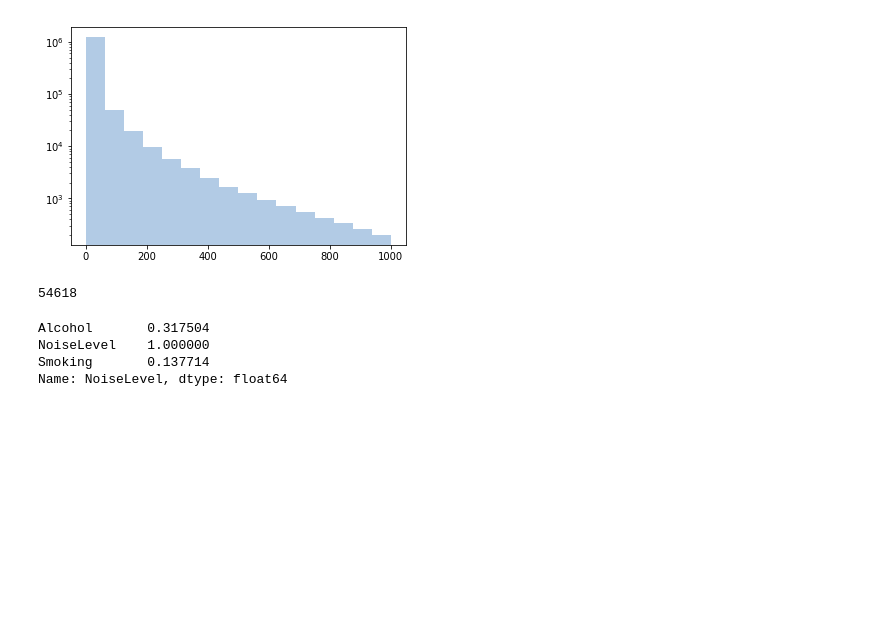
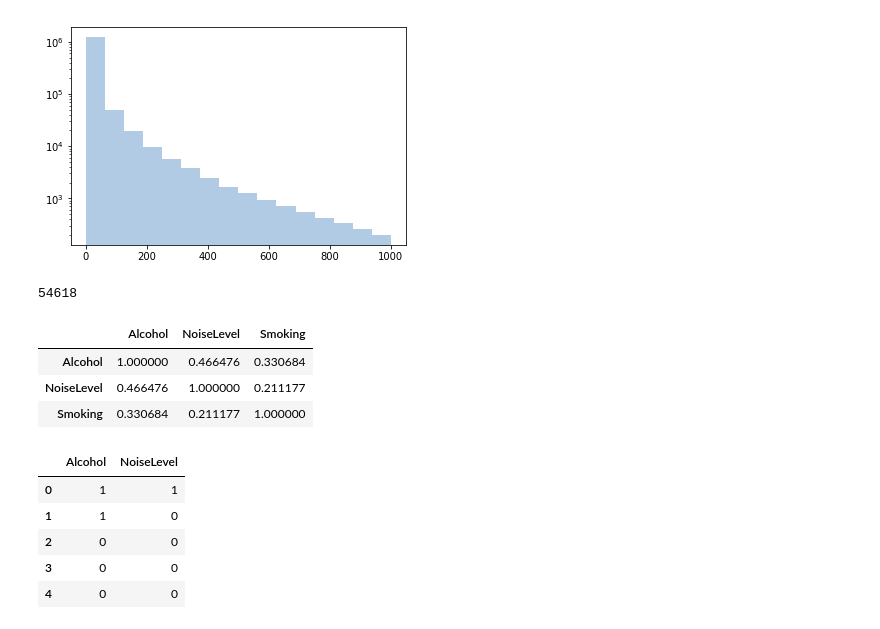
Before and after one commit to CharuMehndiratta/CSE-544-Project, a Jupyter notebook: Initial_Analysis.ipynb, the cells around one changed output. Cells and saved outputs as stored; diff of their text form; code cells hidden in the pictures; blank space fills up the shorter version.

```diff
--- a/Initial_Analysis.ipynb
+++ b/Initial_Analysis.ipynb
@@ -29,0 +84,11 @@ print(len(review_count))
+# %%
+food_places = []
+print(len(restaurants))
+
+for b in business:
+    attr = b['categories']
+    if [i for i in attr if i in filter_cat]:
+        food_places.append(b)
+
+
+print(len(food_places))
@@ -29,0 +230,6 @@ print(len(review_count))
+# %%
+attr = []
+for r in food_places:
+    attr += r['attributes']
+print(set(attr))
+print(len(set(attr)))
@@ -29,0 +244,7 @@ print(len(review_count))
+# %%
+review_count = []
+
+for b in restaurants:
+        review_count.append(b['review_count'])
+
+print(len(review_count))
@@ -117,20 +340,19 @@ def get_smoke_level(SM):
 
 business_categories = []
 
-for b in business:
-    if 'Restaurants' in b['categories']:
+for b in restaurants:
         attr = b['attributes']
-        if 'Alcohol' in b['attributes']:
+        if 'Alcohol' in attr:
             alc_lvl = get_alcohol_level(attr['Alcohol'])
         else:
             alc_lvl = 0
 
-        if 'NoiseLevel' in b['attributes']:
+        if 'NoiseLevel' in attr:
             noise_lvl = get_noise_level(attr['NoiseLevel'])
         else:
             noise_lvl = 0
 
-        if 'Smoking' in b['attributes']:
+        if 'Smoking' in attr:
             smoke_lvl = get_smoke_level(attr['Smoking'])
         else:
             smoke_lvl = 0
@@ -138,19 +360,29 @@ for b in business:
         business_categories.append({
             'Alcohol': alc_lvl,
             'NoiseLevel': noise_lvl,
-            'Smoking': smoke_lvl,
+            'Smoking': smoke_lvl
         })
+
 print(len(business_categories))
 # %% [output]
 54618
 # %%
 business_categories_df = pd.DataFrame(business_categories)
-business_categories_df.corr()['NoiseLevel']
+business_categories_df.corr()
 # %% [output]
-Alcohol       0.317504
-NoiseLevel    1.000000
-Smoking       0.137714
-Name: NoiseLevel, dtype: float64
+|  | Alcohol | NoiseLevel | Smoking |
+| Alcohol | 1.000000 | 0.466476 | 0.330684 |
+| NoiseLevel | 0.466476 | 1.000000 | 0.211177 |
+| Smoking | 0.330684 | 0.211177 | 1.000000 |
+# %%
+business_categories_df.head(5)
+# %% [output]
+|  | Alcohol | NoiseLevel |
+| 0 | 1 | 1 |
+| 1 | 1 | 0 |
+| 2 | 0 | 0 |
+| 3 | 0 | 0 |
+| 4 | 0 | 0 |
 # %%
 business_categories_df.plot(x='Alcohol', y='NoiseLevel', style='o')
 plt.title('Alcohol vs NoiseLevel')
```
Also changed, not shown: parts of 26 cells of this notebook.
